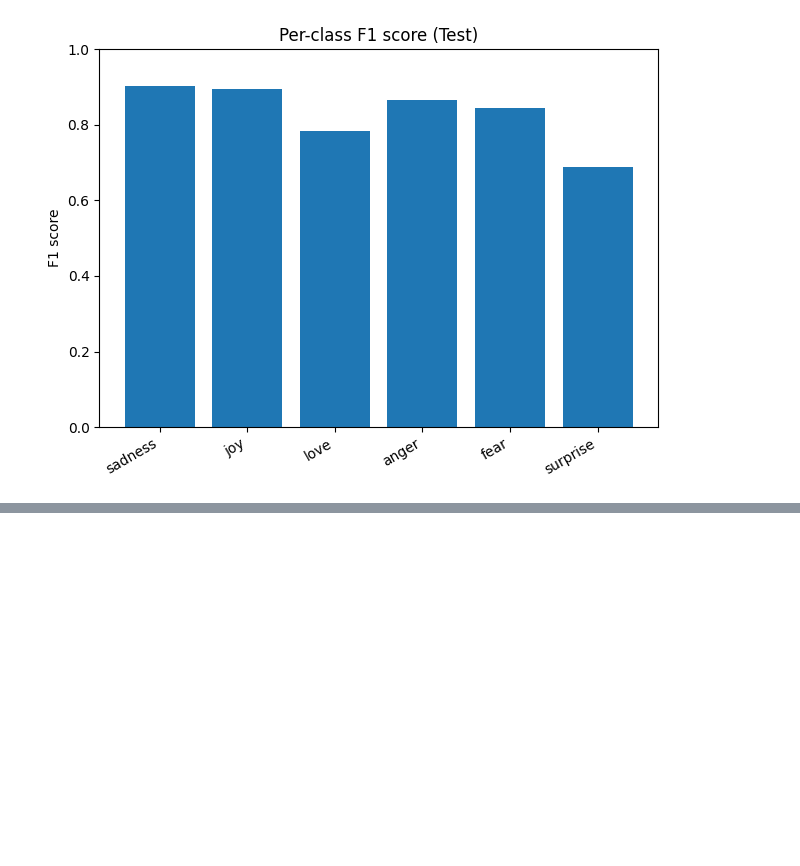
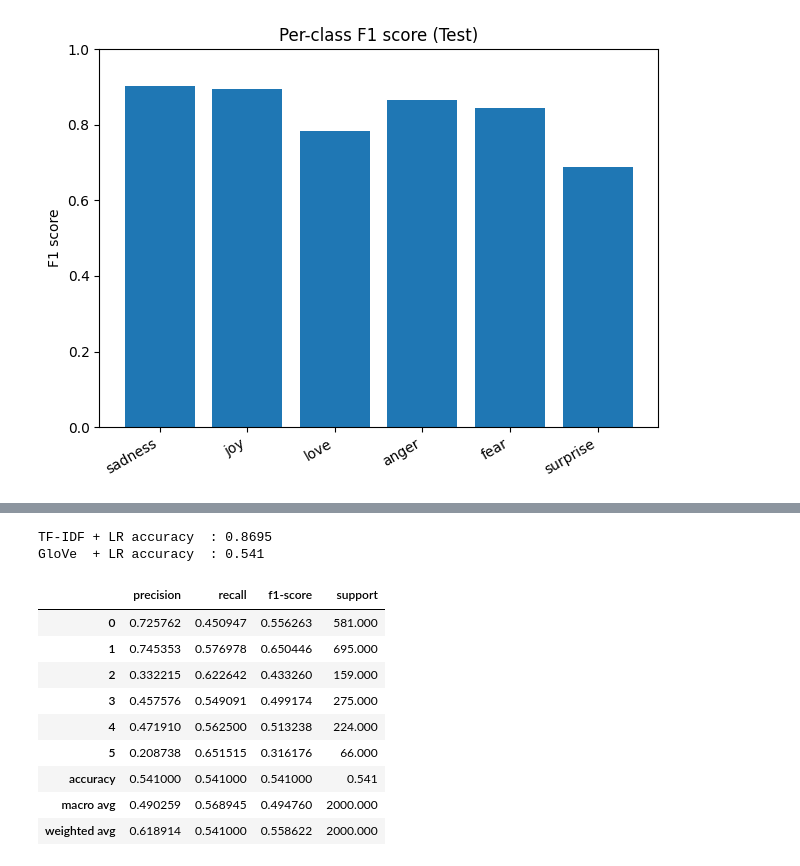
Before and after one commit to TgDSML/Movie-review-emotion-classifier, a Jupyter notebook: notebooks/logistic_regression.ipynb, the cells around one changed output, grey strips where cells are left out. Drawn from its saved outputs; the diff is of its cells as text; code cells hidden in the pictures; blank space fills up the shorter version.

```diff
--- a/notebooks/logistic_regression.ipynb
+++ b/notebooks/logistic_regression.ipynb
@@ -113,0 +173,26 @@ plt.show()
+# %%
+print("TF-IDF + LR accuracy  : 0.8695")
+print("GloVe  + LR accuracy  :", (y_pred == y_test).mean())
+# %% [output]
+TF-IDF + LR accuracy  : 0.8695
+GloVe  + LR accuracy  : 0.541
+# %%
+glove_report = classification_report(
+    y_test,
+    y_pred,
+    output_dict=True
+)
+
+glove_report_df = pd.DataFrame(glove_report).T
+glove_report_df
+# %% [output]
+|  | precision | recall | f1-score | support |
+| 0 | 0.725762 | 0.450947 | 0.556263 | 581.000 |
+| 1 | 0.745353 | 0.576978 | 0.650446 | 695.000 |
+| 2 | 0.332215 | 0.622642 | 0.433260 | 159.000 |
+| 3 | 0.457576 | 0.549091 | 0.499174 | 275.000 |
+| 4 | 0.471910 | 0.562500 | 0.513238 | 224.000 |
+| 5 | 0.208738 | 0.651515 | 0.316176 | 66.000 |
+| accuracy | 0.541000 | 0.541000 | 0.541000 | 0.541 |
+| macro avg | 0.490259 | 0.568945 | 0.494760 | 2000.000 |
+| weighted avg | 0.618914 | 0.541000 | 0.558622 | 2000.000 |
```
Also changed, not shown: parts of 7 cells of this notebook.
